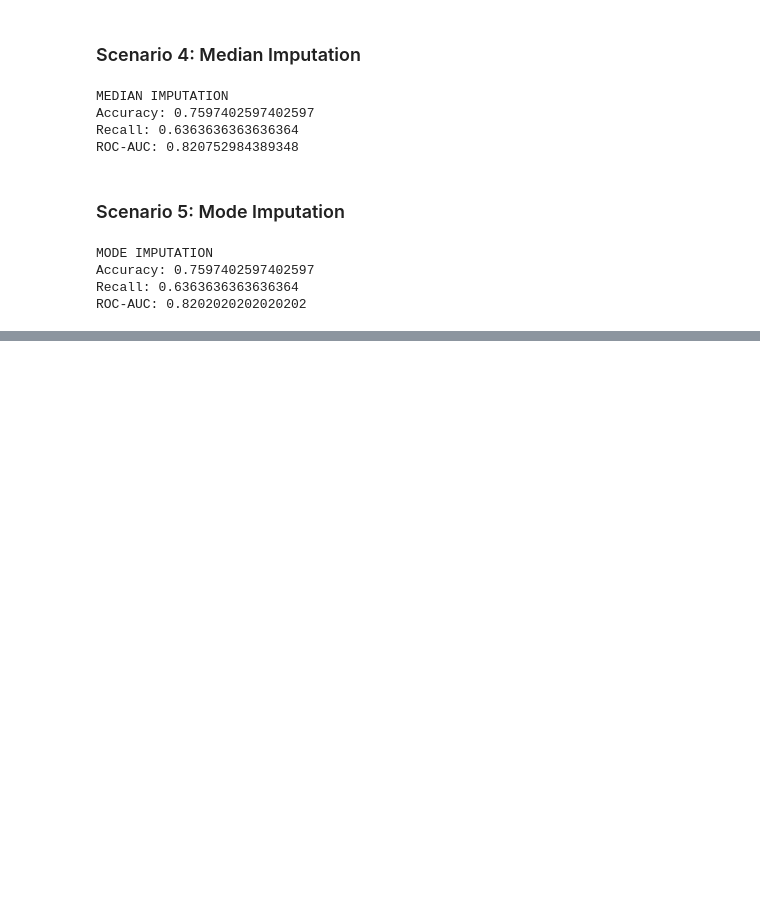
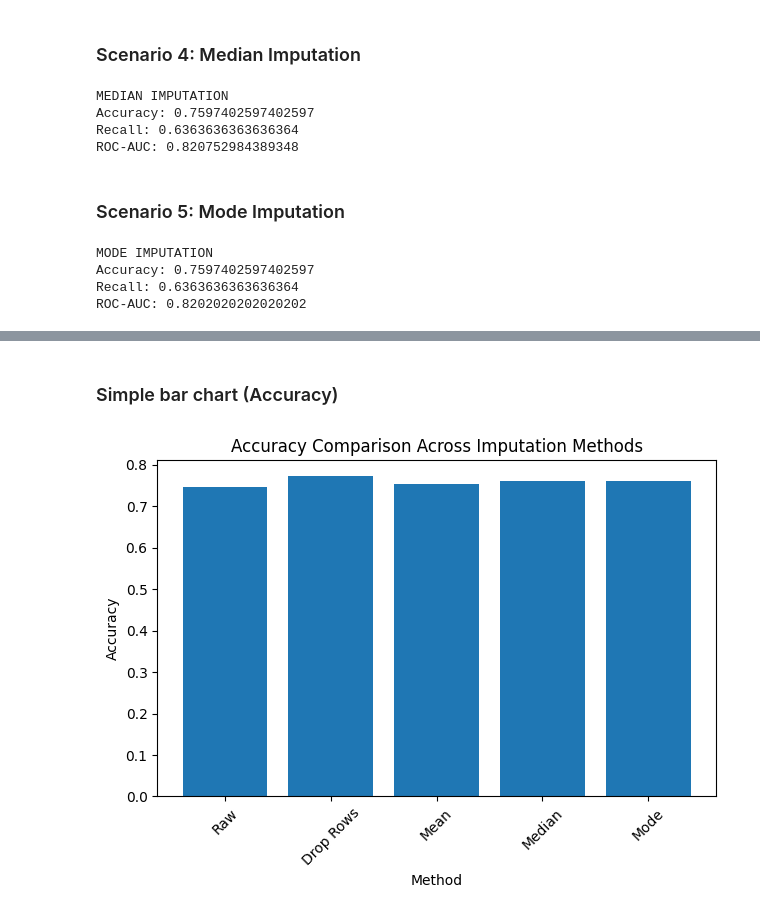
Before and after one commit to NihalAllam/capstone, a Jupyter notebook: notebooks/01_clean_pipeline.ipynb, the cells around one changed output, grey strips where cells are left out. Drawn from its saved outputs; the diff is of its cells as text; code cells hidden in the pictures; blank space fills up the shorter version.

Commit message:
Comparision Bar graphs

```diff
--- a/notebooks/01_clean_pipeline.ipynb
+++ b/notebooks/01_clean_pipeline.ipynb
@@ -108,12 +108,12 @@ X_train, X_test, y_train, y_test = train_test_split(
 X_train_imputed, X_test_imputed = median_impute_train_test(X_train, X_test)
 
 model = train_logistic_regression(X_train_imputed, y_train)
-acc_mean, rec_mean, auc_mean = evaluate_model(model, X_test_imputed, y_test)
+acc_median, rec_median, auc_median = evaluate_model(model, X_test_imputed, y_test)
 
 print("MEDIAN IMPUTATION")
-print("Accuracy:", acc_mean)
-print("Recall:", rec_mean)
-print("ROC-AUC:", auc_mean)
+print("Accuracy:", acc_median)
+print("Recall:", rec_median)
+print("ROC-AUC:", auc_median)
 # %% [output]
 MEDIAN IMPUTATION
 Accuracy: 0.7597402597402597
@@ -134,12 +134,12 @@ X_train, X_test, y_train, y_test = train_test_split(
 X_train_imputed, X_test_imputed = mode_impute_train_test(X_train, X_test)
 
 model = train_logistic_regression(X_train_imputed, y_train)
-acc_mean, rec_mean, auc_mean = evaluate_model(model, X_test_imputed, y_test)
+acc_mode, rec_mode, auc_mode = evaluate_model(model, X_test_imputed, y_test)
 
 print("MODE IMPUTATION")
-print("Accuracy:", acc_mean)
-print("Recall:", rec_mean)
-print("ROC-AUC:", auc_mean)
+print("Accuracy:", acc_mode)
+print("Recall:", rec_mode)
+print("ROC-AUC:", auc_mode)
 # %% [output]
 MODE IMPUTATION
 Accuracy: 0.7597402597402597
@@ -147,0 +150,10 @@ ROC-AUC: 0.8202020202020202
+# %%
+import pandas as pd
+
+results_df = pd.DataFrame({
+    "Method": ["Raw", "Drop Rows", "Mean", "Median", "Mode"],
+    "Accuracy": [acc_raw, acc_drop, acc_mean, acc_median, acc_mode],
+    "Recall": [rec_raw, rec_drop, rec_mean, rec_median, rec_mode]
+})
+
+results_df
@@ -147,0 +167,15 @@ ROC-AUC: 0.8202020202020202
+# %% [markdown]
+### Simple bar chart (Accuracy)
+# %%
+import matplotlib.pyplot as plt
+
+plt.figure()
+plt.bar(results_df["Method"], results_df["Accuracy"])
+plt.xlabel("Method")
+plt.ylabel("Accuracy")
+plt.title("Accuracy Comparison Across Imputation Methods")
+plt.xticks(rotation=45)
+plt.tight_layout()
+plt.show()
+# %% [output]
+[figure, added]
```
Also changed, not shown: parts of 4 cells of this notebook.
